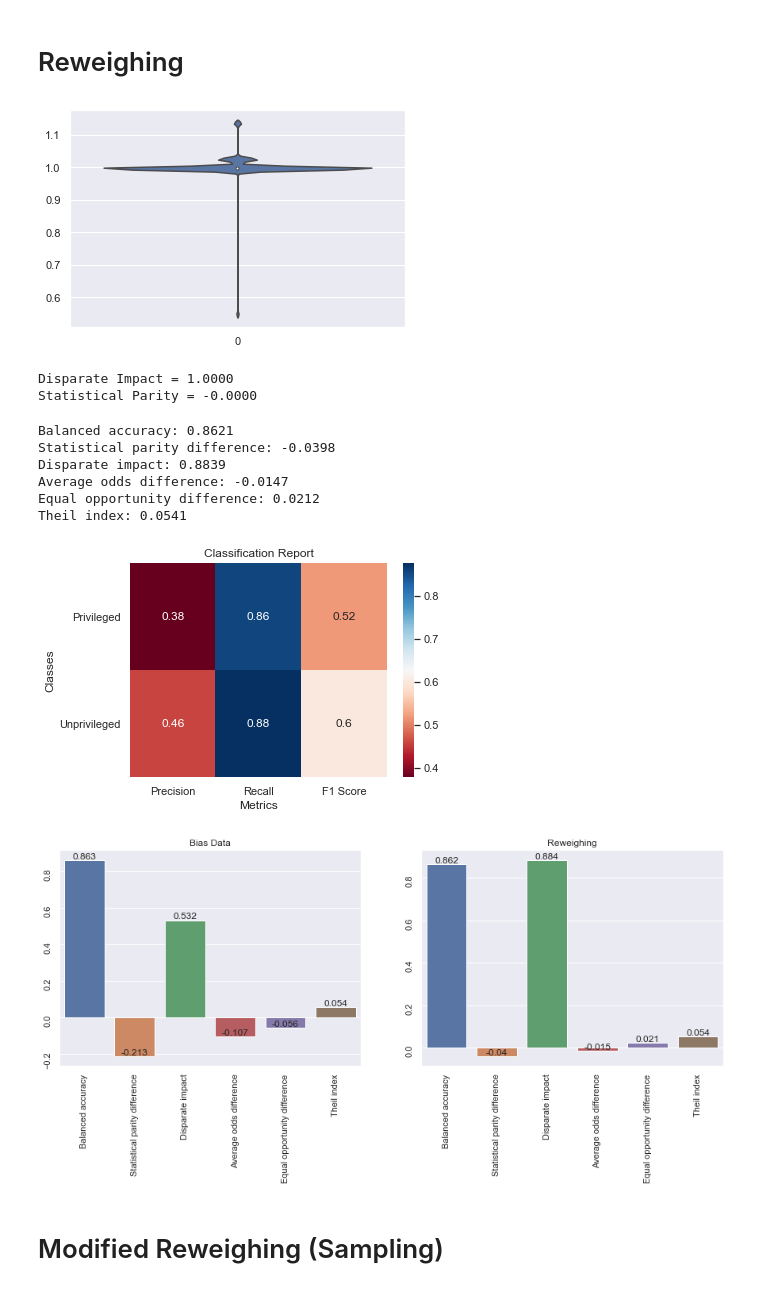
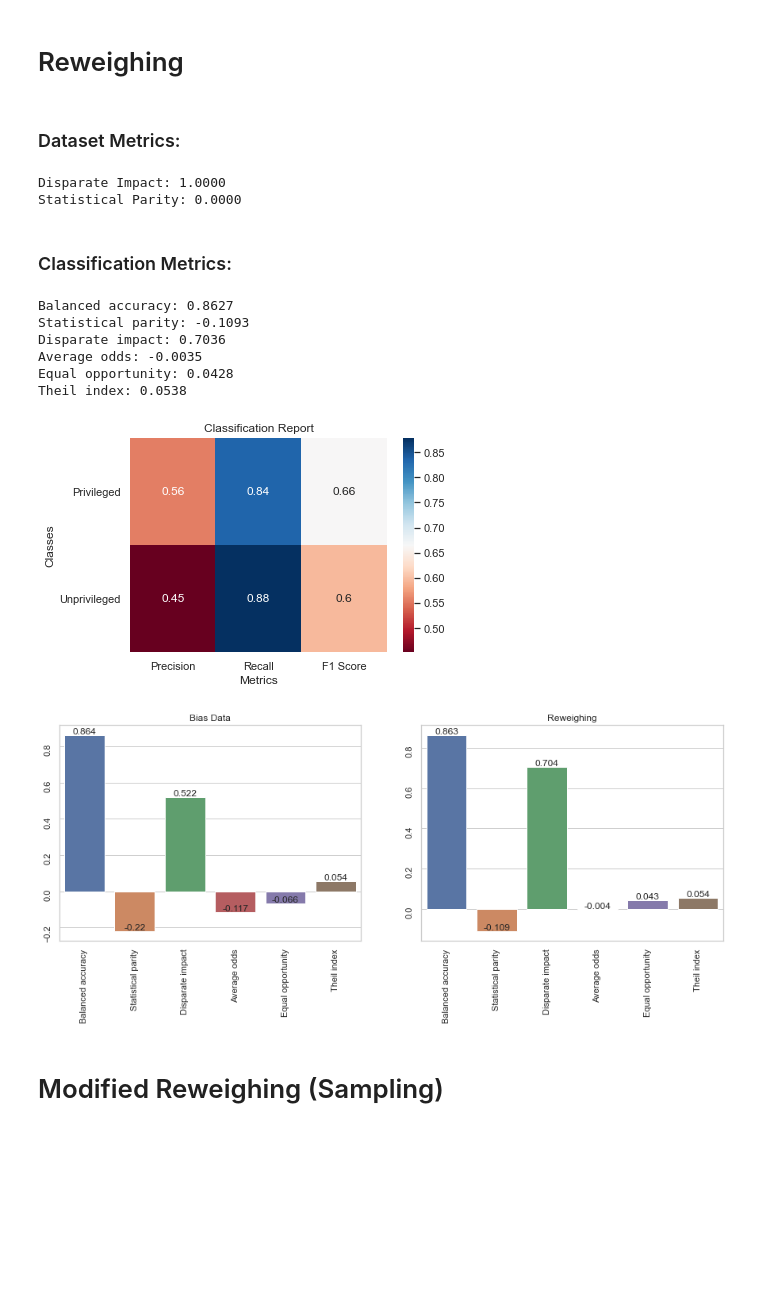
Before and after one commit to territoriaperti/bias-fairness-study, a Jupyter notebook: Bank.ipynb, the cells around one changed output. Saved outputs shown, nothing was run; the diff lists cells and outputs as text; code cells hidden in the pictures; blank space fills up the shorter version.

```diff
--- a/Bank.ipynb
+++ b/Bank.ipynb
@@ -5,8 +5,9 @@ from sklearn.linear_model import LogisticRegression
 from sklearn.pipeline import make_pipeline
 from sklearn.preprocessing import StandardScaler, MinMaxScaler, LabelEncoder, OrdinalEncoder
 from aif360.algorithms.preprocessing import Reweighing, DisparateImpactRemover
+from matplotlib.gridspec import GridSpec
+from Sampler import Sampler
 from utility import *
-sns.set_theme(style='darkgrid')
 # %% [markdown]
 ## Dataset description
 # %% [markdown]
@@ -178,34 +182,27 @@ Theil index: 0.0538
 # %%
 rw = Reweighing(unpriv_group, priv_group)
 rw_data = bank.copy()
-rw_data = rw.fit_transform(rw_data)
-# %%
-sns.violinplot(data=rw_data.instance_weights)
-plt.show()
-# %% [output]
-[figure, removed]
-# %%
-metrics = compute_dataset_fairness_metrics(rw_data, unpriv_group, priv_group)
-# %% [output]
-Disparate Impact = 1.0000
-Statistical Parity = -0.0000
 # %%
 rw_class = classify(
     make_pipeline(StandardScaler(), LogisticRegression(class_weight='balanced', solver='liblinear')),
-    rw_data, priv_group, unpriv_group)
+    rw_data, priv_group, unpriv_group, debiaser=rw)
 # %% [output]
+### Dataset Metrics:
-Balanced accuracy: 0.8621
-Statistical parity difference: -0.0398
-Disparate impact: 0.8839
-Average odds difference: -0.0147
-Equal opportunity difference: 0.0212
-Theil index: 0.0541
+Disparate Impact: 1.0000
+Statistical Parity: 0.0000
+### Classification Metrics:
+Balanced accuracy: 0.8627
+Statistical parity: -0.1093
+Disparate impact: 0.7036
+Average odds: -0.0035
+Equal opportunity: 0.0428
+Theil index: 0.0538
-[figure, old version]
+[figure, new version]
 # %%
 plot_metrics_comparison(bias_class, rw_class, 'Bias Data', 'Reweighing')
 plt.show()
 # %% [output]
-[figure, old version]
+[figure, new version]
 # %% [markdown]
 # Modified Reweighing (Sampling)
 # %%
```
Also changed, not shown: parts of 17 cells of this notebook, 2 other files.
